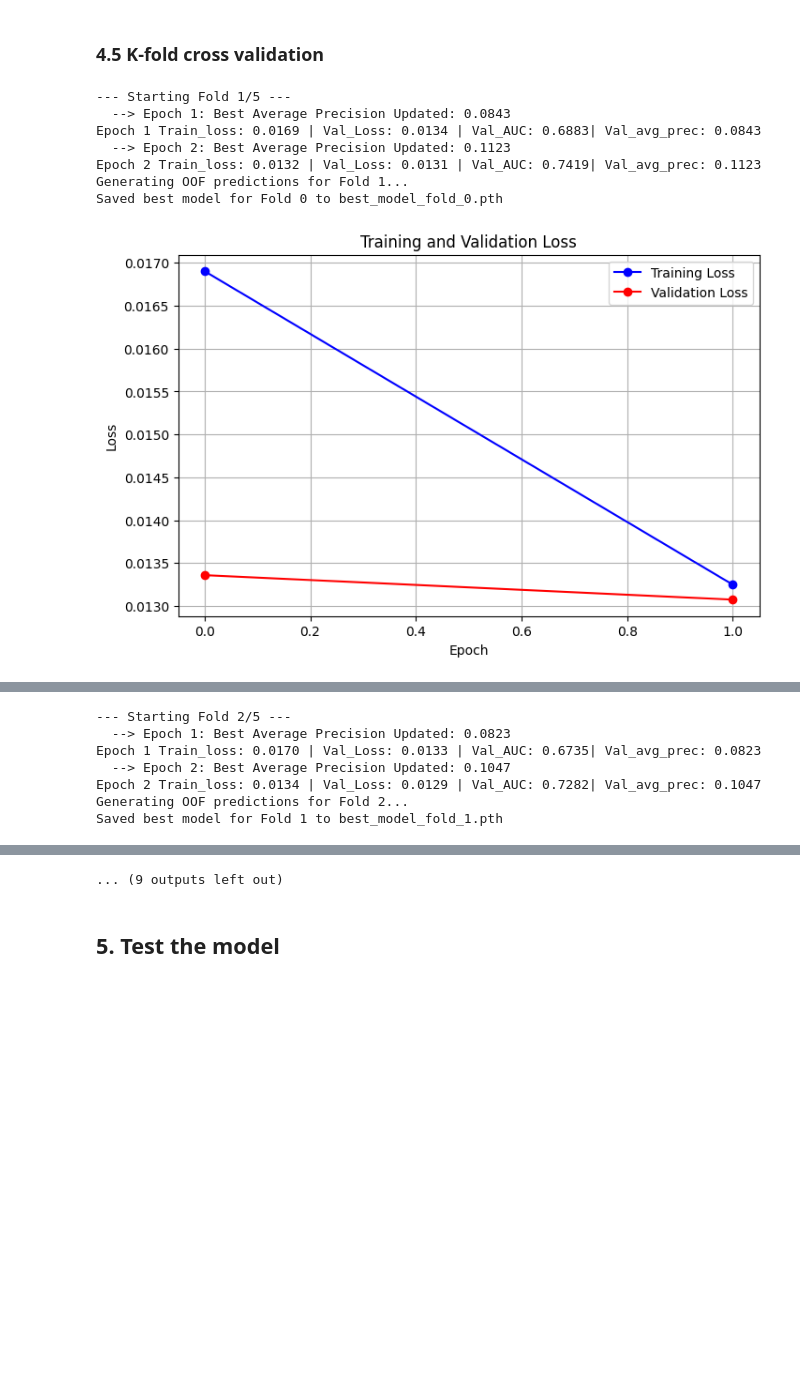
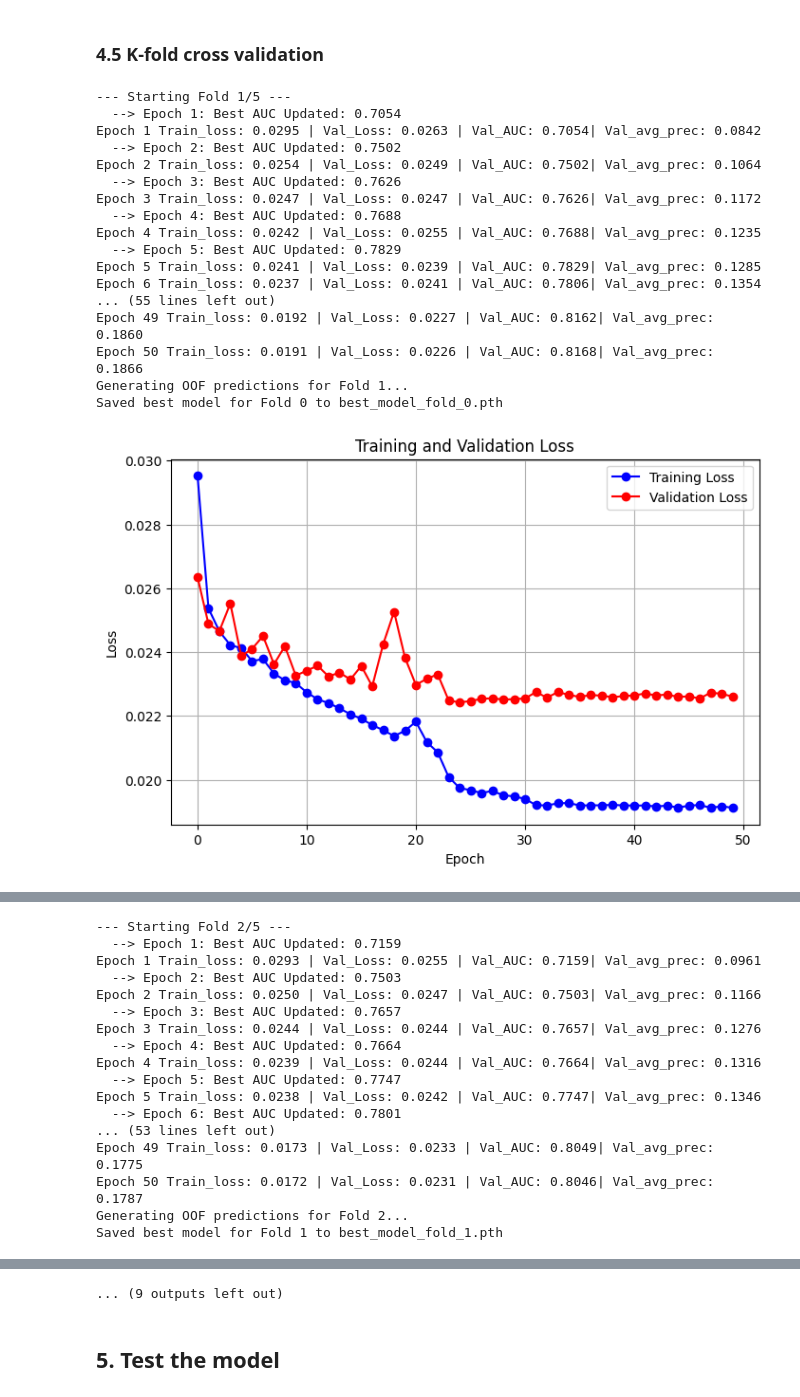
Before and after one commit to fiona-m-jtzr/IPEO_Species_Distribution_Modeling, a Jupyter notebook: Models/Landsat_timeseries/Landsat_timeseries_model.ipynb, the cells around one changed output, grey strips where cells are left out. Cells and saved outputs as stored; diff of their text form; code cells hidden in the pictures; blank space fills up the shorter version.

```diff
--- a/Models/Landsat_timeseries/Landsat_timeseries_model.ipynb
+++ b/Models/Landsat_timeseries/Landsat_timeseries_model.ipynb
@@ -75,6 +85,13 @@ Labels: (5000, 342)
 # %% [markdown]
 ### 2.2 Reshaping and removing columns
 # %%
+# Extract coordinates
+train_lons = env_train.iloc[:, 1]
+train_lats = env_train.iloc[:, 2]
+
+test_lons = env_test.iloc[:, 1]
+test_lats = env_test.iloc[:, 2]
+
 ts_train = ts_train.values.astype(np.float32)
 ts_test  = ts_test.values.astype(np.float32)
 
@@ -83,6 +100,12 @@ ts_test  = ts_test.values.astype(np.float32)
 ts_train = ts_train[:, 1:161].reshape(-1, 40, 4)
 ts_test  = ts_test[:, 1:161].reshape(-1, 40, 4)
 
+# Normalization
+mean_ts = ts_train.mean(axis=(0, 1))
+std_ts = ts_train.std(axis=(0, 1))
+ts_train = (ts_train - mean_ts) / std_ts
+ts_test = (ts_test - mean_ts) / std_ts
+
 # Labels
 species_train = species_train.astype(np.float32)
 species_test  = species_test.astype(np.float32)
@@ -413,12 +436,12 @@ for fold, (train_idx, val_idx) in enumerate(stratifier.split(ts_train, species_t
 
     # 3. Initialize fresh model for every fold
     model = TimeseriesEncoder().to(device)
-    criterion = MultiLabelFocalLoss(gamma=2.0, alpha=0.25)
+    criterion = MultiLabelFocalLoss(gamma=2.0, alpha=species_weights)
     optimizer = torch.optim.AdamW(model.parameters())
-    scheduler = torch.optim.lr_scheduler.ReduceLROnPlateau(optimizer, mode='min', factor=0.1, patience=5)
+    scheduler = torch.optim.lr_scheduler.ReduceLROnPlateau(optimizer, patience=5)
 
-    EPOCHS = 2
-    best_val_avg_prec = 0
+    EPOCHS = 50
+    best_auc = 0
     best_model_state = None
 
     train_loss_list = []
@@ -437,10 +460,10 @@ for fold, (train_idx, val_idx) in enumerate(stratifier.split(ts_train, species_t
 
         scheduler.step(val_loss)
 
-        if  val_avg_prec > best_val_avg_prec:
-            best_val_avg_prec = val_avg_prec
+        if  val_auc > best_auc:
+            best_auc = val_auc
             best_model_state = {k: v.cpu().clone() for k, v in model.state_dict().items()}
-            print(f"  --> Epoch {epoch+1}: Best Average Precision Updated: {val_avg_prec:.4f}")
+            print(f"  --> Epoch {epoch+1}: Best AUC Updated: {val_auc:.4f}")
 
         print(f"Epoch {epoch+1} Train_loss: {train_loss:.4f} | Val_Loss: {val_loss:.4f} | Val_AUC: {val_auc:.4f}| Val_avg_prec: {val_avg_prec:.4f}")
 
@@ -476,35 +499,45 @@ for fold, (train_idx, val_idx) in enumerate(stratifier.split(ts_train, species_t
     plt.show()
 
     plt.figure(figsize=(8,5))
     plt.plot(macro_auc_list, label='ROC AUC Score', color='red', marker='o')
     plt.xlabel('Epoch')
     plt.ylabel('ROC AUC Score')
     plt.title('Macro ROC AUC Score')
     plt.legend()
     plt.grid(True)
     image_path_ROC_AUC = f"Models/Landsat_timeseries/Fold_{fold}_ROC_AUC.png"
     plt.savefig(image_path_ROC_AUC, dpi=300)
     plt.show()
 
     plt.figure(figsize=(8,5))
     plt.plot(macro_avg_prec_list, label='Average Precision Score', color='red', marker='o')
     plt.xlabel('Epoch')
     plt.ylabel('Average Precision Score')
     plt.title('Macro Average Precision Score')
     plt.legend()
     plt.grid(True)
     Image_path_avg_prec = f"Models/Landsat_timeseries/Fold_{fold}_avg_prec.png"
     plt.savefig(Image_path_avg_prec, dpi=300)
     plt.show()
 
 
 print("Cross-Validation complete.")
 # %% [output]
 --- Starting Fold 1/5 ---
-  --> Epoch 1: Best Average Precision Updated: 0.0843
-Epoch 1 Train_loss: 0.0169 | Val_Loss: 0.0134 | Val_AUC: 0.6883| Val_avg_prec: 0.0843
-  --> Epoch 2: Best Average Precision Updated: 0.1123
-Epoch 2 Train_loss: 0.0132 | Val_Loss: 0.0131 | Val_AUC: 0.7419| Val_avg_prec: 0.1123
+  --> Epoch 1: Best AUC Updated: 0.7054
+Epoch 1 Train_loss: 0.0295 | Val_Loss: 0.0263 | Val_AUC: 0.7054| Val_avg_prec: 0.0842
+  --> Epoch 2: Best AUC Updated: 0.7502
+Epoch 2 Train_loss: 0.0254 | Val_Loss: 0.0249 | Val_AUC: 0.7502| Val_avg_prec: 0.1064
+  --> Epoch 3: Best AUC Updated: 0.7626
+Epoch 3 Train_loss: 0.0247 | Val_Loss: 0.0247 | Val_AUC: 0.7626| Val_avg_prec: 0.1172
+  --> Epoch 4: Best AUC Updated: 0.7688
+Epoch 4 Train_loss: 0.0242 | Val_Loss: 0.0255 | Val_AUC: 0.7688| Val_avg_prec: 0.1235
+  --> Epoch 5: Best AUC Updated: 0.7829
+Epoch 5 Train_loss: 0.0241 | Val_Loss: 0.0239 | Val_AUC: 0.7829| Val_avg_prec: 0.1285
+Epoch 6 Train_loss: 0.0237 | Val_Loss: 0.0241 | Val_AUC: 0.7806| Val_avg_prec: 0.1354
+... (55 lines left out)
+Epoch 49 Train_loss: 0.0192 | Val_Loss: 0.0227 | Val_AUC: 0.8162| Val_avg_prec: 0.1860
+Epoch 50 Train_loss: 0.0191 | Val_Loss: 0.0226 | Val_AUC: 0.8168| Val_avg_prec: 0.1866
 Generating OOF predictions for Fold 1...
 Saved best model for Fold 0 to best_model_fold_0.pth
-[figure, old version]
+[figure, new version]
@@ -513,7 +546,17 @@ Saved best model for Fold 0 to best_model_fold_0.pth
 --- Starting Fold 2/5 ---
-  --> Epoch 1: Best Average Precision Updated: 0.0823
-Epoch 1 Train_loss: 0.0170 | Val_Loss: 0.0133 | Val_AUC: 0.6735| Val_avg_prec: 0.0823
-  --> Epoch 2: Best Average Precision Updated: 0.1047
-Epoch 2 Train_loss: 0.0134 | Val_Loss: 0.0129 | Val_AUC: 0.7282| Val_avg_prec: 0.1047
+  --> Epoch 1: Best AUC Updated: 0.7159
+Epoch 1 Train_loss: 0.0293 | Val_Loss: 0.0255 | Val_AUC: 0.7159| Val_avg_prec: 0.0961
+  --> Epoch 2: Best AUC Updated: 0.7503
+Epoch 2 Train_loss: 0.0250 | Val_Loss: 0.0247 | Val_AUC: 0.7503| Val_avg_prec: 0.1166
+  --> Epoch 3: Best AUC Updated: 0.7657
+Epoch 3 Train_loss: 0.0244 | Val_Loss: 0.0244 | Val_AUC: 0.7657| Val_avg_prec: 0.1276
+  --> Epoch 4: Best AUC Updated: 0.7664
+Epoch 4 Train_loss: 0.0239 | Val_Loss: 0.0244 | Val_AUC: 0.7664| Val_avg_prec: 0.1316
+  --> Epoch 5: Best AUC Updated: 0.7747
+Epoch 5 Train_loss: 0.0238 | Val_Loss: 0.0242 | Val_AUC: 0.7747| Val_avg_prec: 0.1346
+  --> Epoch 6: Best AUC Updated: 0.7801
+... (53 lines left out)
+Epoch 49 Train_loss: 0.0173 | Val_Loss: 0.0233 | Val_AUC: 0.8049| Val_avg_prec: 0.1775
+Epoch 50 Train_loss: 0.0172 | Val_Loss: 0.0231 | Val_AUC: 0.8046| Val_avg_prec: 0.1787
 Generating OOF predictions for Fold 2...
 Saved best model for Fold 1 to best_model_fold_1.pth
```
Also changed, not shown: parts of 15 cells of this notebook, 2 other files.
